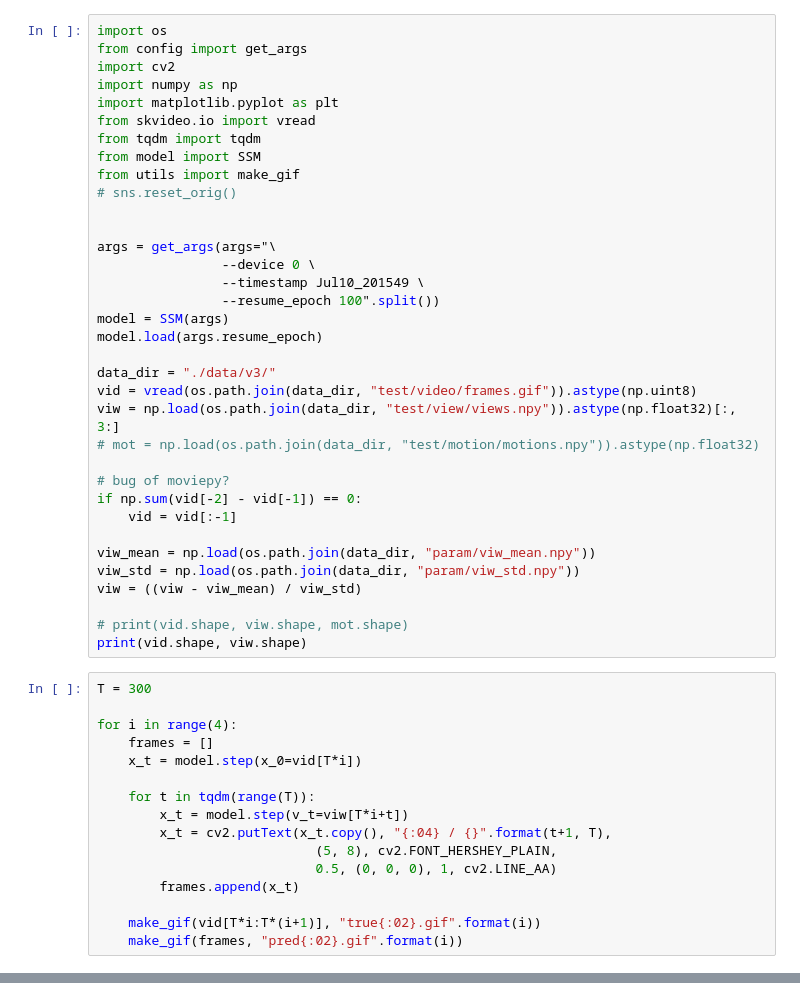
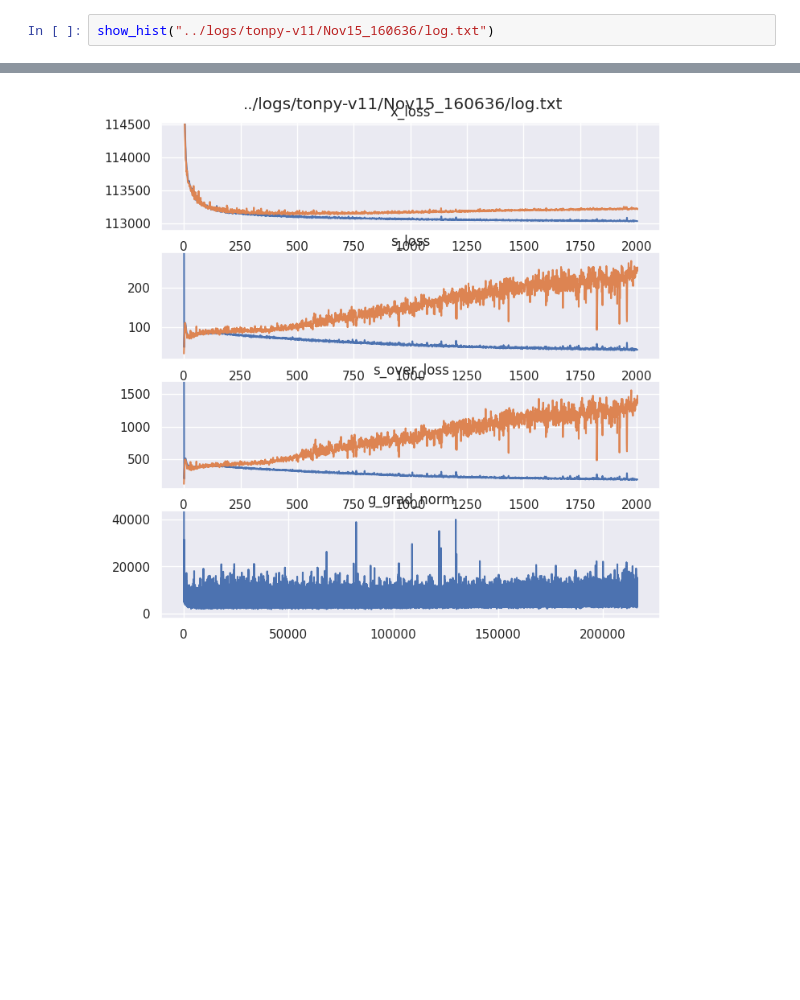
Before and after one commit to naruya/DB-SSM, a Jupyter notebook: eval.ipynb, the cells around one changed output, grey strips where cells are left out. Drawn from its saved outputs; the diff is of its cells as text; blank space fills up the shorter version.

```diff
--- a/eval.ipynb
+++ b/eval.ipynb
@@ -130,51 +100,3 @@ test_looper.write(epoch=9999)
-# %%
-import os
-from config import get_args
-import cv2
-import numpy as np
-import matplotlib.pyplot as plt
-from skvideo.io import vread
-from tqdm import tqdm
-from model import SSM
-from utils import make_gif
-# sns.reset_orig()
-
-
-args = get_args(args="\
-                --device 0 \
-                --timestamp Jul10_201549 \
-                --resume_epoch 100".split())
-model = SSM(args)
-model.load(args.resume_epoch)
-
-data_dir = "./data/v3/"
-vid = vread(os.path.join(data_dir, "test/video/frames.gif")).astype(np.uint8)
-viw = np.load(os.path.join(data_dir, "test/view/views.npy")).astype(np.float32)[:, 3:]
-# mot = np.load(os.path.join(data_dir, "test/motion/motions.npy")).astype(np.float32)
-
-# bug of moviepy?
-if np.sum(vid[-2] - vid[-1]) == 0:
-    vid = vid[:-1]
-
-viw_mean = np.load(os.path.join(data_dir, "param/viw_mean.npy"))
-viw_std = np.load(os.path.join(data_dir, "param/viw_std.npy"))
-viw = ((viw - viw_mean) / viw_std)
-
-# print(vid.shape, viw.shape, mot.shape)
-print(vid.shape, viw.shape)
-# %%
-T = 300
-
-for i in range(4):
-    frames = []
-    x_t = model.step(x_0=vid[T*i])
-
-    for t in tqdm(range(T)):
-        x_t = model.step(v_t=viw[T*i+t])
-        x_t = cv2.putText(x_t.copy(), "{:04} / {}".format(t+1, T),
-                            (5, 8), cv2.FONT_HERSHEY_PLAIN,
-                            0.5, (0, 0, 0), 1, cv2.LINE_AA)
-        frames.append(x_t)
-
-    make_gif(vid[T*i:T*(i+1)], "true{:02}.gif".format(i))
-    make_gif(frames, "pred{:02}.gif".format(i))
+# %%
+show_hist("../logs/tonpy-v11/Nov15_160636/log.txt")
+# %% [output]
@@ -180,0 +104 @@ for i in range(4):
+[figure, added]
```
Also changed, not shown: parts of 7 cells of this notebook, 2 other files.
